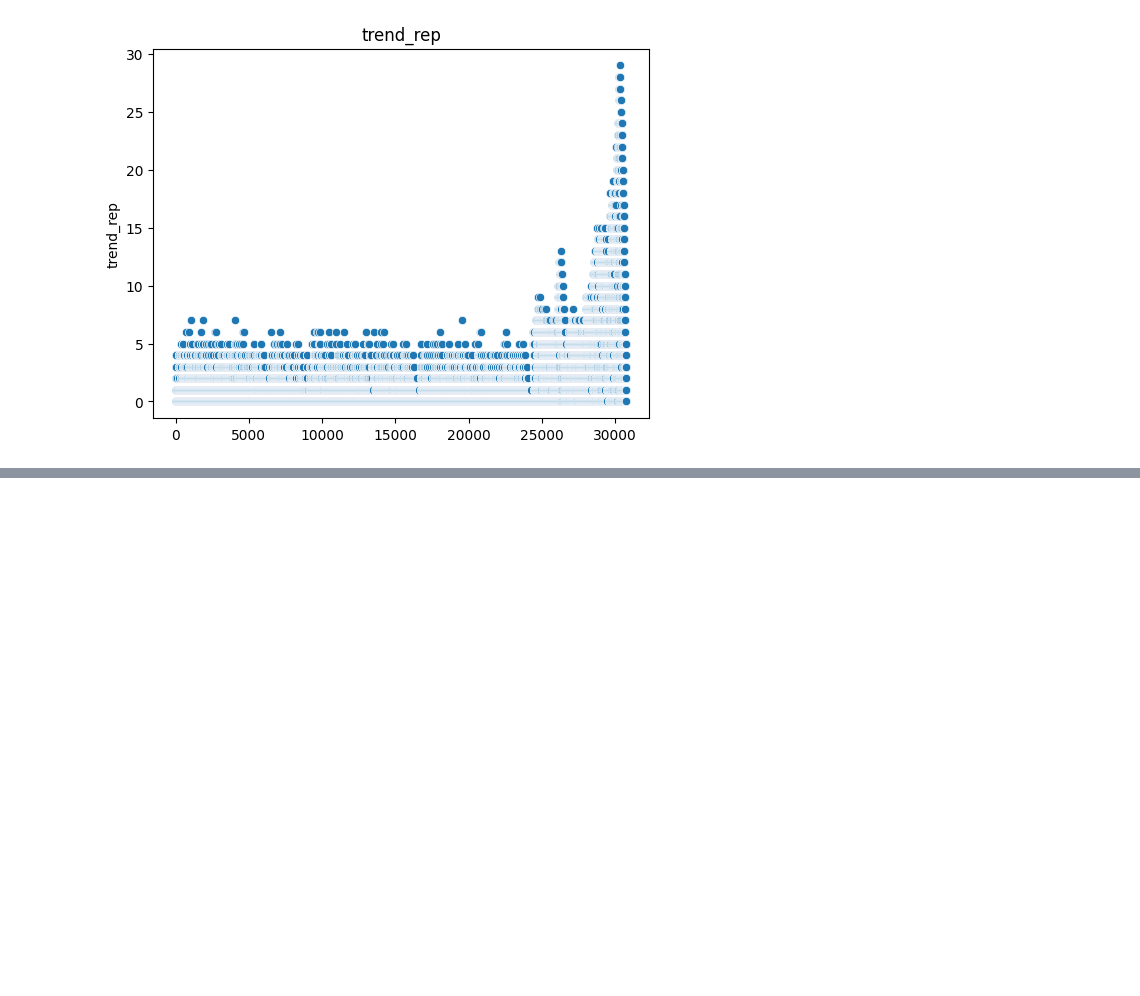
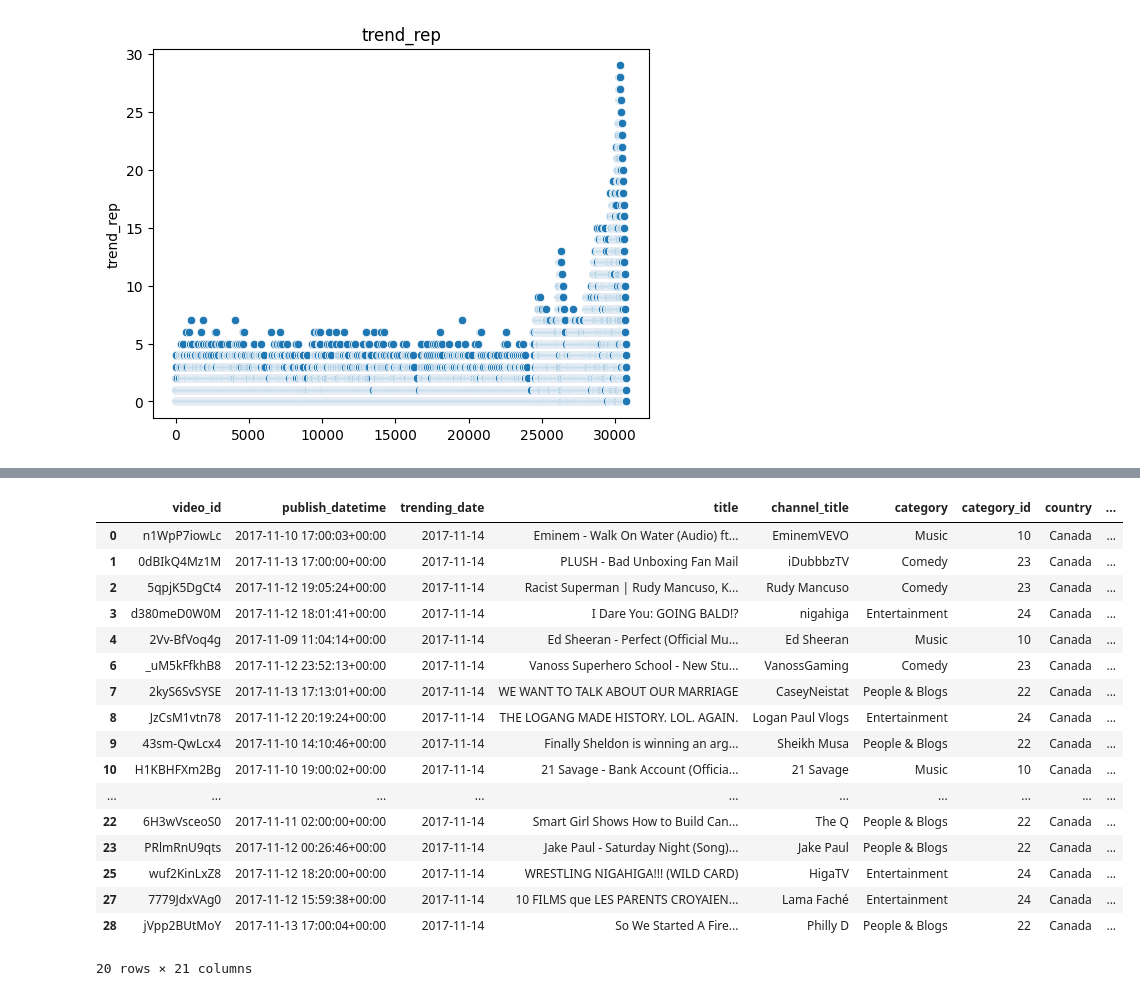
Before and after one commit to Thampi-hub/Springboard_RT, a Jupyter notebook: Capstone_2/2_DataWrangling/readData.ipynb, the cells around one changed output, grey strips where cells are left out. Saved outputs shown, nothing was run; the diff lists cells and outputs as text; code cells hidden in the pictures; blank space fills up the shorter version.

```diff
--- a/Capstone_2/2_DataWrangling/readData.ipynb
+++ b/Capstone_2/2_DataWrangling/readData.ipynb
@@ -239,0 +241,22 @@ sns.boxplot(dt)
+# %%
+filtrData[filtrData['trend_cat']=="Repeat hit"].head(20)
+# allData[allData.video_id=="n1WpP7iowLc"]
+# %% [output]
+|  | video_id | publish_datetime | trending_date | title | channel_title | category | category_id | country | ... |
+| 0 | n1WpP7iowLc | 2017-11-10 17:00:03+00:00 | 2017-11-14 | Eminem - Walk On Water (Audio) ft... | EminemVEVO | Music | 10 | Canada | ... |
+| 1 | 0dBIkQ4Mz1M | 2017-11-13 17:00:00+00:00 | 2017-11-14 | PLUSH - Bad Unboxing Fan Mail | iDubbbzTV | Comedy | 23 | Canada | ... |
+| 2 | 5qpjK5DgCt4 | 2017-11-12 19:05:24+00:00 | 2017-11-14 | Racist Superman | Rudy Mancuso, K... | Rudy Mancuso | Comedy | 23 | Canada | ... |
+| 3 | d380meD0W0M | 2017-11-12 18:01:41+00:00 | 2017-11-14 | I Dare You: GOING BALD!? | nigahiga | Entertainment | 24 | Canada | ... |
+| 4 | 2Vv-BfVoq4g | 2017-11-09 11:04:14+00:00 | 2017-11-14 | Ed Sheeran - Perfect (Official Mu... | Ed Sheeran | Music | 10 | Canada | ... |
+| 6 | _uM5kFfkhB8 | 2017-11-12 23:52:13+00:00 | 2017-11-14 | Vanoss Superhero School - New Stu... | VanossGaming | Comedy | 23 | Canada | ... |
+| 7 | 2kyS6SvSYSE | 2017-11-13 17:13:01+00:00 | 2017-11-14 | WE WANT TO TALK ABOUT OUR MARRIAGE | CaseyNeistat | People & Blogs | 22 | Canada | ... |
+| 8 | JzCsM1vtn78 | 2017-11-12 20:19:24+00:00 | 2017-11-14 | THE LOGANG MADE HISTORY. LOL. AGAIN. | Logan Paul Vlogs | Entertainment | 24 | Canada | ... |
+| 9 | 43sm-QwLcx4 | 2017-11-10 14:10:46+00:00 | 2017-11-14 | Finally Sheldon is winning an arg... | Sheikh Musa | People & Blogs | 22 | Canada | ... |
+| 10 | H1KBHFXm2Bg | 2017-11-10 19:00:02+00:00 | 2017-11-14 | 21 Savage - Bank Account (Officia... | 21 Savage | Music | 10 | Canada | ... |
+| ... | ... | ... | ... | ... | ... | ... | ... | ... | ... |
+| 22 | 6H3wVsceoS0 | 2017-11-11 02:00:00+00:00 | 2017-11-14 | Smart Girl Shows How to Build Can... | The Q | People & Blogs | 22 | Canada | ... |
+| 23 | PRlmRnU9qts | 2017-11-12 00:26:46+00:00 | 2017-11-14 | Jake Paul - Saturday Night (Song)... | Jake Paul | People & Blogs | 22 | Canada | ... |
+| 25 | wuf2KinLxZ8 | 2017-11-12 18:20:00+00:00 | 2017-11-14 | WRESTLING NIGAHIGA!!! (WILD CARD) | HigaTV | Entertainment | 24 | Canada | ... |
+| 27 | 7779JdxVAg0 | 2017-11-12 15:59:38+00:00 | 2017-11-14 | 10 FILMS que LES PARENTS CROYAIEN... | Lama Faché | Entertainment | 24 | Canada | ... |
+| 28 | jVpp2BUtMoY | 2017-11-13 17:00:04+00:00 | 2017-11-14 | So We Started A Fire... | Philly D | People & Blogs | 22 | Canada | ... |
+20 rows × 21 columns
```
Also changed, not shown: parts of 1 cell of this notebook.
